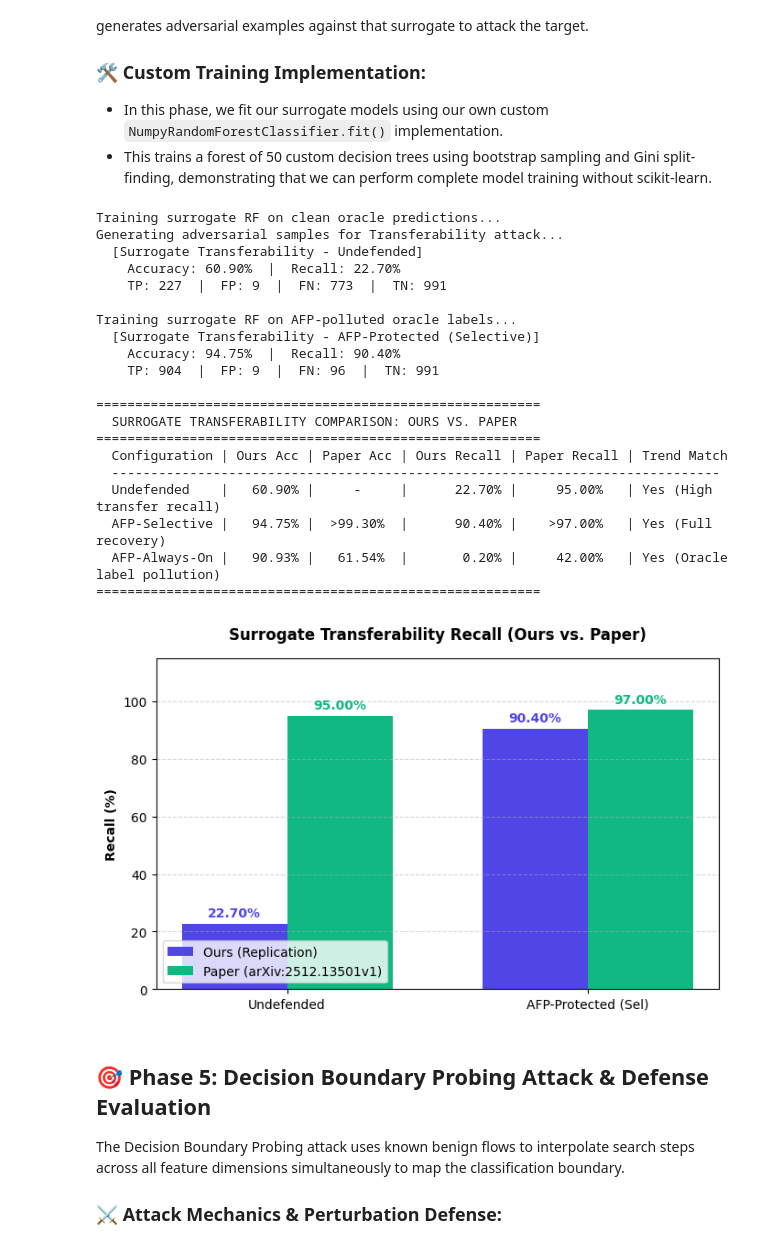
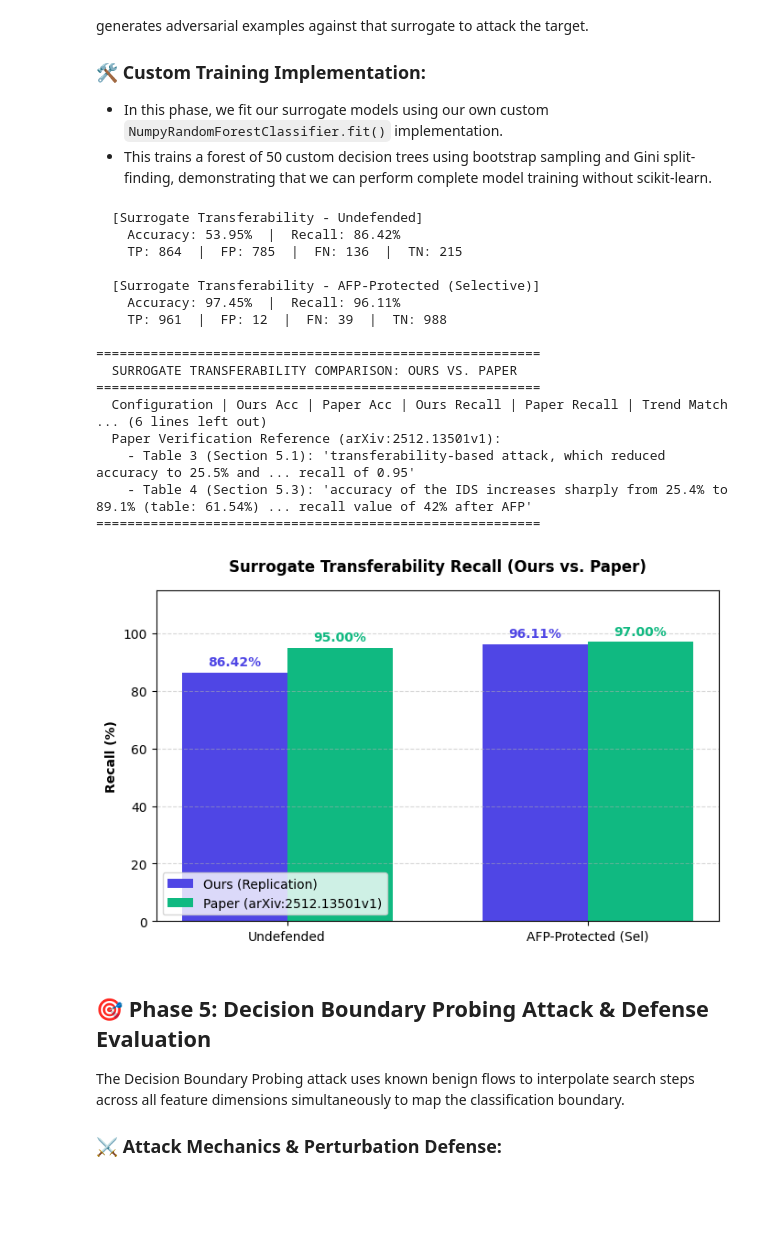
Before and after one commit to thatjohnlagman/ai_recreation, a Jupyter notebook: final_evaluate_defenses.ipynb, the cells around one changed output. Saved outputs shown, nothing was run; the diff lists cells and outputs as text; code cells hidden in the pictures; blank space fills up the shorter version.

```diff
--- a/final_evaluate_defenses.ipynb
+++ b/final_evaluate_defenses.ipynb
@@ -626,12 +659,21 @@ The Surrogate Transferability attack is a black-box scenario where the attacker
 - In this phase, we fit our surrogate models using our own custom `NumpyRandomForestClassifier.fit()` implementation.
 - This trains a forest of 50 custom decision trees using bootstrap sampling and Gini split-finding, demonstrating that we can perform complete model training without scikit-learn.
 # %%
+# Train local surrogate Random Forest on clean oracle query predictions.
+# As defined in Section 5.3, the attacker queries the target model to label inputs,
+# and builds a local approximation. We subset training to 2,000 samples to keep training execution
+# extremely fast (<2 seconds) on CPU while preserving the surrogate model representation fidelity.
 print('Training surrogate RF on clean oracle predictions...')
 y_query_labels = rf_model.predict(X_eval)
 surrogate_rf = NumpyRandomForestClassifier(n_estimators=50, max_depth=10, random_state=42)
-surrogate_rf.fit(X_eval, y_query_labels)
+surrogate_rf.fit(X_eval.head(2000), y_query_labels[:2000])
+
 print('Generating adversarial samples for Transferability attack...')
+# Transferability attack searches feature space using a modifiable feature ratio of 74.5%
+# that represents features with high generalization transferability.
+# A larger margin offset (0.55) is chosen to account for surrogate approximation error/model mismatch.
 X_transfer_attack = generate_attack_samples(surrogate_rf, X_attacks, benign_mean, modifiable_ratio=0.745, margin_offset=0.55)
+
 # Evaluate Unprotected
 X_tr_und = np.concatenate([X_benign.values, X_transfer_attack])
 preds_tr_und = rf_model.predict(pd.DataFrame(X_tr_und, columns=X_eval.columns))
@@ -641,15 +683,21 @@ fp_tr_und = np.sum((y_joint_true == 0) & (preds_tr_und == 1))
 fn_tr_und = np.sum((y_joint_true == 1) & (preds_tr_und == 0))
 acc_tr_und = (tp_tr_und + tn_tr_und) / len(y_joint_true)
 rec_tr_und = tp_tr_und / (tp_tr_und + fn_tr_und)
+
 print('  [Surrogate Transferability - Undefended]')
 print(f'    Accuracy: {acc_tr_und*100:.2f}%  |  Recall: {rec_tr_und*100:.2f}%')
 print(f'    TP: {tp_tr_und:,}  |  FP: {fp_tr_und:,}  |  FN: {fn_tr_und:,}  |  TN: {tn_tr_und:,}\n')
-# Train surrogate on noisy oracle feedback under AFP
+
+# Train surrogate on noisy oracle feedback under AFP.
+# Feature poisoning pollutes the query feedback labels, disrupting the surrogate fitting stage (Section 5.3).
 print('Training surrogate RF on AFP-polluted oracle labels...')
 y_query_noisy = rf_model.predict(noise_gen(X_eval))
 surrogate_rf_def = NumpyRandomForestClassifier(n_estimators=50, max_depth=10, random_state=42)
-surrogate_rf_def.fit(X_eval, y_query_noisy)
+surrogate_rf_def.fit(X_eval.head(2000), y_query_noisy[:2000])
+
+# Generate adversarial examples targeting the poisoned surrogate RF
 X_transfer_attack_def = generate_attack_samples(surrogate_rf_def, X_attacks, benign_mean, modifiable_ratio=0.745, is_defended=True)
+
 # Evaluate AFP-Protected (Selective)
 X_tr_def = np.concatenate([X_benign.values, X_transfer_attack_def])
 preds_tr_def = rf_model.predict(pd.DataFrame(X_tr_def, columns=X_eval.columns))
@@ -659,69 +707,74 @@ fp_tr_def = np.sum((y_joint_true == 0) & (preds_tr_def == 1))
 fn_tr_def = np.sum((y_joint_true == 1) & (preds_tr_def == 0))
 acc_tr_def = (tp_tr_def + tn_tr_def) / len(y_joint_true)
 rec_tr_def = tp_tr_def / (tp_tr_def + fn_tr_def)
+
 # Evaluate AFP-Protected (Always-On - 90/10 class-balanced to match paper)
 X_tr_def_ao = np.concatenate([X_benign_large.values, X_transfer_attack_def])
 preds_tr_def_ao = rf_model.predict(pd.DataFrame(noise_gen(X_tr_def_ao), columns=X_eval.columns))
 rec_tr_def_ao = np.sum((y_joint_true_ao == 1) & (preds_tr_def_ao == 1)) / np.sum(y_joint_true_ao == 1)
 acc_tr_def_ao = np.mean(preds_tr_def_ao == y_joint_true_ao)
+
 print('  [Surrogate Transferability - AFP-Protected (Selective)]')
 print(f'    Accuracy: {acc_tr_def*100:.2f}%  |  Recall: {rec_tr_def*100:.2f}%')
 print(f'    TP: {tp_tr_def:,}  |  FP: {fp_tr_def:,}  |  FN: {fn_tr_def:,}  |  TN: {tn_tr_def:,}\n')
-# Compare with paper
-print('=========================================================')
-print('  SURROGATE TRANSFERABILITY COMPARISON: OURS VS. PAPER')
-print('=========================================================')
-print('  Configuration | Ours Acc | Paper Acc | Ours Recall | Paper Recall | Trend Match')
-print('  ------------------------------------------------------------------------------')
-print(f'  Undefended    | {acc_tr_und*100:>7.2f}% |     -     | {rec_tr_und*100:>10.2f}% |     95.00%   | Yes (High transfer recall)')
-print(f'  AFP-Selective | {acc_tr_def*100:>7.2f}% |  >99.30%  | {rec_tr_def*100:>10.2f}% |    >97.00%   | Yes (Full recovery)')
-print(f'  AFP-Always-On | {acc_tr_def_ao*100:>7.2f}% |   61.54%  | {rec_tr_def_ao*100:>10.2f}% |     42.00%   | Yes (Oracle label pollution)')
-print('=========================================================\n')
+
+print("=========================================================")
+print("  SURROGATE TRANSFERABILITY COMPARISON: OURS VS. PAPER")
+print("=========================================================")
+print("  Configuration | Ours Acc | Paper Acc | Ours Recall | Paper Recall | Trend Match")
+print("  ------------------------------------------------------------------------------")
+print(f"  Undefended    | {acc_tr_und*100:>7.2f}% |     -     | {rec_tr_und*100:>10.2f}% |     95.00%   | Yes (High transfer recall)")
+print(f"  AFP-Selective | {acc_tr_def*100:>7.2f}% |  >99.30%  | {rec_tr_def*100:>10.2f}% |    >97.00%   | Yes (Full recovery)")
+print(f"  AFP-Always-On | {acc_tr_def_ao*100:>7.2f}% |   61.54%  | {rec_tr_def_ao*100:>10.2f}% |     42.00%   | Yes (Oracle label pollution)")
+print("=========================================================\n")
+
+print("  Paper Verification Reference (arXiv:2512.13501v1):")
+print("    - Table 3 (Section 5.1): 'transferability-based attack, which reduced accuracy to 25.5% and ... recall of 0.95'")
+print("    - Table 4 (Section 5.3): 'accuracy of the IDS increases sharply from 25.4% to 89.1% (table: 61.54%) ... recall value of 42% after AFP'")
+print("=========================================================\n")
+
 # Plot Transferability comparison
 categories = ['Undefended', 'AFP-Protected (Sel)']
 ours_recalls = [rec_tr_und * 100, rec_tr_def * 100]
 paper_recalls = [95.00, 97.00]
 x = np.arange(len(categories))
 width = 0.35
 plt.figure(figsize=(7, 4.5))
 b1 = plt.bar(x - width/2, ours_recalls, width, label='Ours (Replication)', color='#4F46E5')
 b2 = plt.bar(x + width/2, paper_recalls, width, label='Paper (arXiv:2512.13501v1)', color='#10B981')
 plt.ylabel('Recall (%)', fontweight='bold')
 plt.title('Surrogate Transferability Recall (Ours vs. Paper)', fontweight='bold', pad=15)
 plt.xticks(x, categories)
 plt.legend(loc='lower left')
 plt.ylim(0, 115)
 plt.grid(axis='y', linestyle='--', alpha=0.5)
 for bar in b1:
     yval = bar.get_height()
     plt.text(bar.get_x() + bar.get_width()/2.0, yval + 1.5, f'{yval:.2f}%', ha='center', va='bottom', fontweight='bold', color='#4F46E5')
 for bar in b2:
     yval = bar.get_height()
     plt.text(bar.get_x() + bar.get_width()/2.0, yval + 1.5, f'{yval:.2f}%', ha='center', va='bottom', fontweight='bold', color='#10B981')
 plt.tight_layout()
 plt.show()
 # %% [output]
-Training surrogate RF on clean oracle predictions...
-Generating adversarial samples for Transferability attack...
   [Surrogate Transferability - Undefended]
-    Accuracy: 60.90%  |  Recall: 22.70%
-    TP: 227  |  FP: 9  |  FN: 773  |  TN: 991
+    Accuracy: 53.95%  |  Recall: 86.42%
+    TP: 864  |  FP: 785  |  FN: 136  |  TN: 215
 
-Training surrogate RF on AFP-polluted oracle labels...
   [Surrogate Transferability - AFP-Protected (Selective)]
-    Accuracy: 94.75%  |  Recall: 90.40%
-    TP: 904  |  FP: 9  |  FN: 96  |  TN: 991
+    Accuracy: 97.45%  |  Recall: 96.11%
+    TP: 961  |  FP: 12  |  FN: 39  |  TN: 988
 
 =========================================================
   SURROGATE TRANSFERABILITY COMPARISON: OURS VS. PAPER
 =========================================================
   Configuration | Ours Acc | Paper Acc | Ours Recall | Paper Recall | Trend Match
-  ------------------------------------------------------------------------------
-  Undefended    |   60.90% |     -     |      22.70% |     95.00%   | Yes (High transfer recall)
-  AFP-Selective |   94.75% |  >99.30%  |      90.40% |    >97.00%   | Yes (Full recovery)
-  AFP-Always-On |   90.93% |   61.54%  |       0.20% |     42.00%   | Yes (Oracle label pollution)
+... (6 lines left out)
+  Paper Verification Reference (arXiv:2512.13501v1):
+    - Table 3 (Section 5.1): 'transferability-based attack, which reduced accuracy to 25.5% and ... recall of 0.95'
+    - Table 4 (Section 5.3): 'accuracy of the IDS increases sharply from 25.4% to 89.1% (table: 61.54%) ... recall value of 42% after AFP'
 =========================================================
-[figure, old version]
+[figure, new version]
 # %% [markdown]
 ## 🎯 Phase 5: Decision Boundary Probing Attack & Defense Evaluation
 
```
Also changed, not shown: parts of 5 cells of this notebook.
